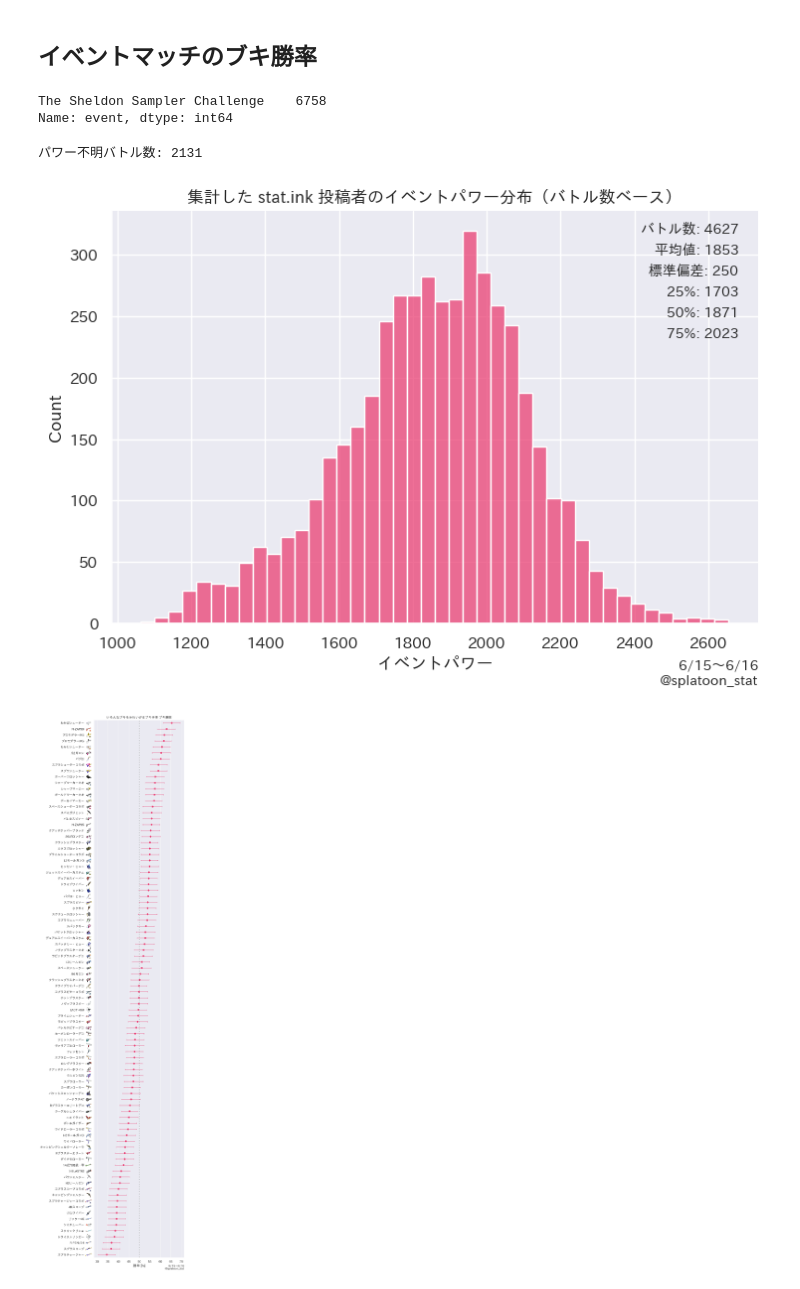
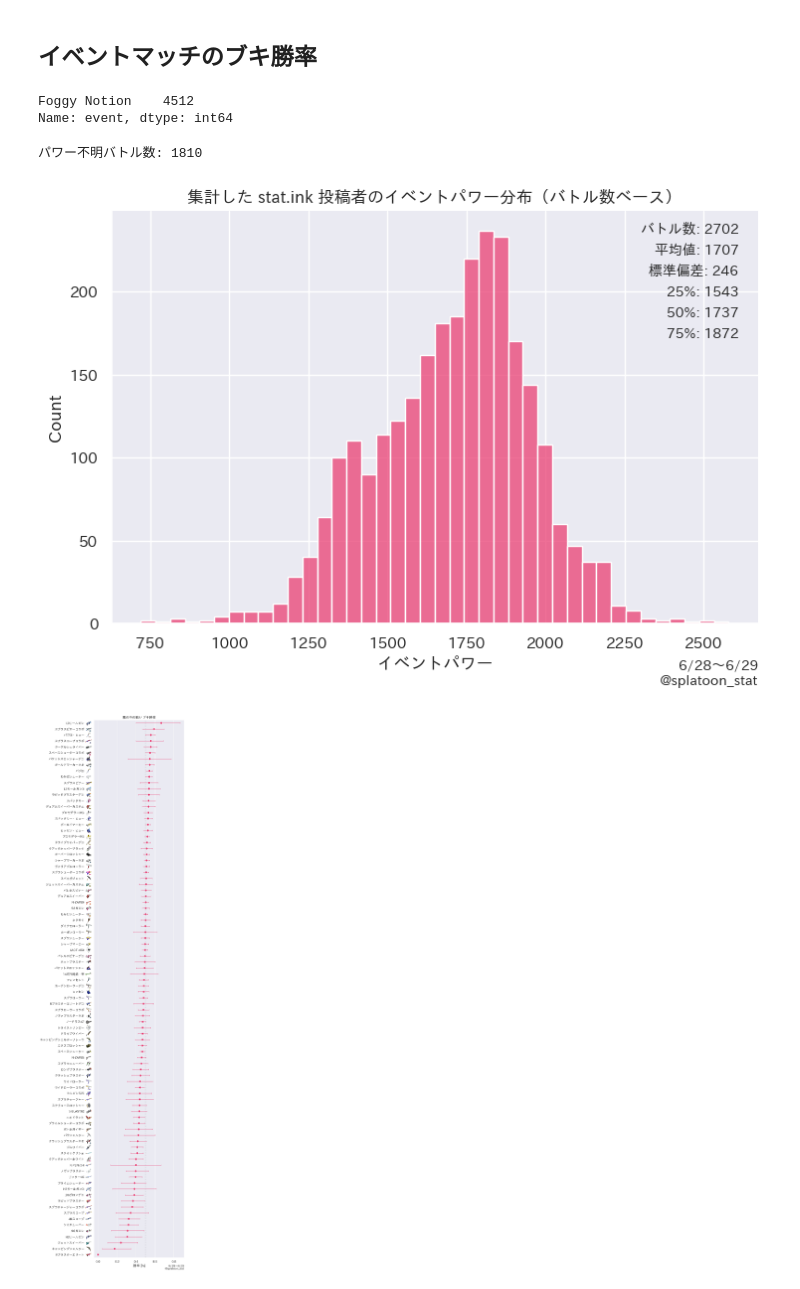
Before and after one commit to splatoonstat/splat-stat, a Jupyter notebook: analytics/eventmatch_weapon_winning_percentage.ipynb, the cells around one changed output. Drawn from its saved outputs; the diff is of its cells as text; code cells hidden in the pictures.

```diff
--- a/analytics/eventmatch_weapon_winning_percentage.ipynb
+++ b/analytics/eventmatch_weapon_winning_percentage.ipynb
@@ -16,20 +16,20 @@ import packages.visualize as v
 
 locale = Locale.JA
 lobby = d.Lobby.EVENT
-date_from = dt.date(2023, 6, 15)
-date_to = dt.date(2023, 6, 16)
+date_from = dt.date(2023, 6, 28)
+date_to = dt.date(2023, 6, 29)
 battles = db.load_battles(lobby=lobby, date_from=date_from, date_to=date_to)
 # %%
 event = battles["event"].value_counts().index[0]
 battles["event"].value_counts()
 # %% [output]
-The Sheldon Sampler Challenge    6758
+Foggy Notion    4512
 Name: event, dtype: int64
 # %%
 v.event_power_distribution(battles, locale)
 # %% [output]
-パワー不明バトル数: 2131
+パワー不明バトル数: 1810
-[figure, old version]
+[figure, new version]
 # %%
 players = u.to_players(battles)
 # %%
@@ -57,36 +57,36 @@ ax = sns.pointplot(
     capsize=0.1,
 )
 
 xkeys, ykeys = u.get_ax_ticklabels(ax)
-xticklabels = ["{:.0f}".format(float(x) * 100) for x in xkeys]
+# xticklabels = ["{:.0f}".format(float(x) * 100) for x in xkeys]
 yticklabels = [i18n.t(x) for x in ykeys]
 
 xmin, xmax = ax.get_xlim()
 image_offset = xmin - (xmax - xmin) * 0.06
 
 ax.set(
     title=i18n.t("title", lobby=i18n.t(lobby.value), event=i18n.t(event)),
     ylabel="",
     xlabel=i18n.t("winning percentage"),
-    xticklabels=xticklabels,
+    # xticklabels=xticklabels,
 )
 ax.yaxis.set_ticklabels(yticklabels, x=-0.08)
 
 plt.axvline(x=0.5, color=d.Color.BACKGROUND.value, alpha=0.3, dashes=(3, 3))
 
 for i, row in enumerate(winning_percentage.iterrows()):
     weapon = row[0]
     image_path = image.get_image_path(weapon)
     img = OffsetImage(plt.imread(image_path), zoom=.65)
     img.image.axes = ax
     ab = AnnotationBbox(img, (0.5, 0), xybox=(image_offset, i), frameon=False)
     ax.add_artist(ab)
 
 u.credit(ax, fig, i18n.t_data_duration(battles), 1.0)
 
 plt.show()
 # %% [output]
-[figure, old version]
+[figure, new version]
 # %%
 winning_percentage = players.groupby("sub-weapon")["win"].mean().to_frame().sort_values("win", ascending=False)
 winning_percentage
```
Also changed, not shown: parts of 2 cells of this notebook, 5 other files.
